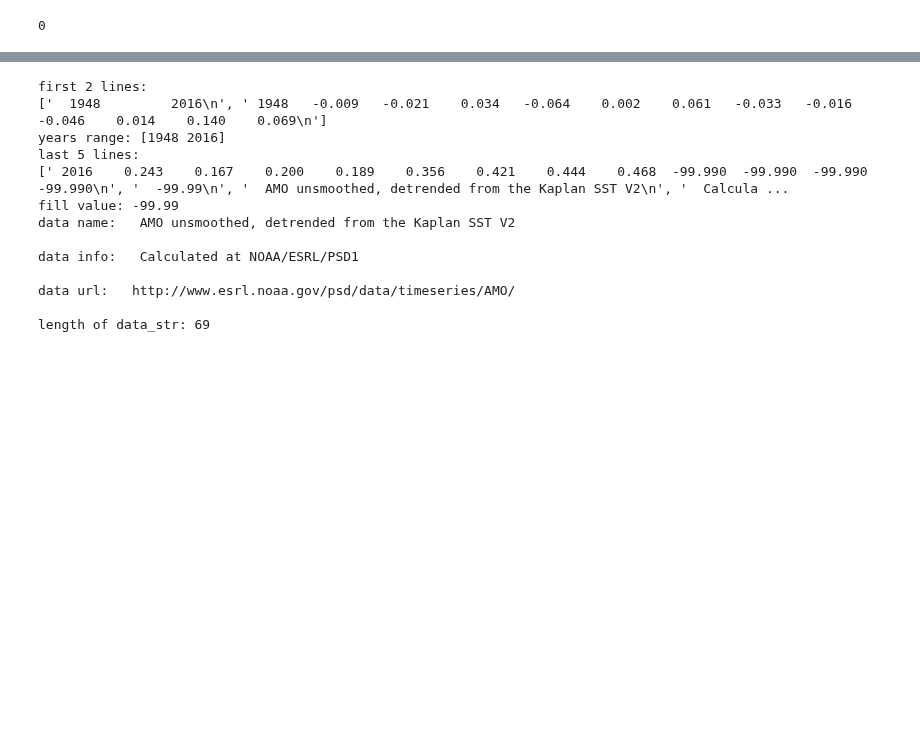
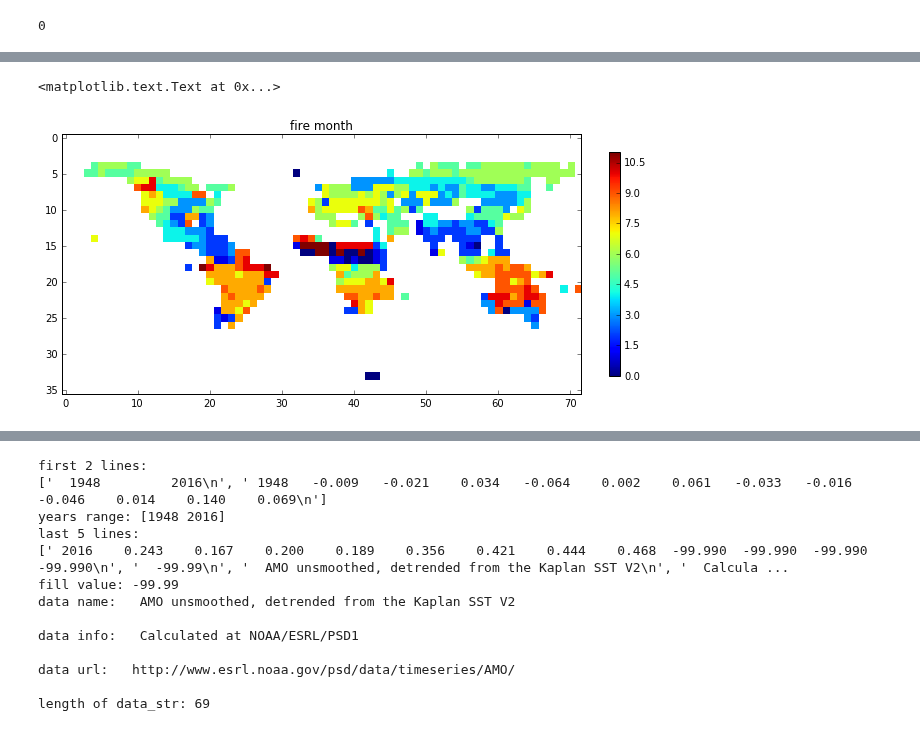
Before and after one commit to profLewis/geogg122, a Jupyter notebook: Chapter7_ENSO/ENSO.ipynb, the cells around one changed output, grey strips where cells are left out. Cells and saved outputs as stored; diff of their text form; code cells hidden in the pictures; blank space fills up the shorter version.

```diff
--- a/Chapter7_ENSO/ENSO.ipynb
+++ b/Chapter7_ENSO/ENSO.ipynb
@@ -110,6 +156,8 @@ plt.ylabel('global fire count')
 plt.xlabel('time')
 plt.title('global fire count')
 plt.xlim(x[0],x[-1])
+
+fyear,fmonth = year,month
 # %% [output]
 data shape (186, 360, 720)
 data type <class 'numpy.ma.core.MaskedArray'>
@@ -192,0 +297,27 @@ os.system(cmd)
+# %%
+# so for these years, find the max fire count
+# and the associated month
+
+# the list of years
+good_year = []
+month_data = []
+
+for y in np.unique(fyear):
+    if (fyear == y).sum() == 12:
+        # then we have a full year
+        good_year.append(y)
+        # this gives the month in this year where firecount is maximum
+        year_data = np.ma.array(np.ma.argmax(fdata[fyear == y],axis=0),\
+                                mask=fdata.mask[0])
+        month_data.append(year_data)
+
+# now find the e.g. median of these to get th erepresetative fire month ...
+month_data = np.median(np.ma.array(month_data),axis=0).astype(int)
+
+plt.figure(figsize=(10,5))
+plt.imshow(month_data,interpolation='nearest',vmax=11)
+plt.colorbar(fraction=0.02)
+plt.title('fire month')
+# %% [output]
+<matplotlib.text.Text at 0x...>
+[figure, added]
```
Also changed, not shown: parts of 55 cells of this notebook, 2 other files.
